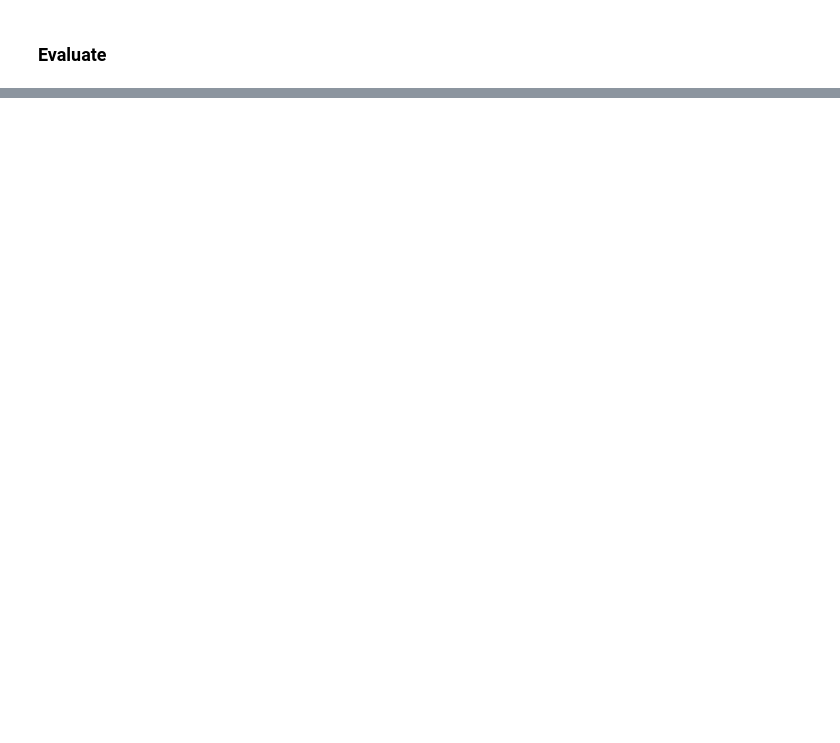
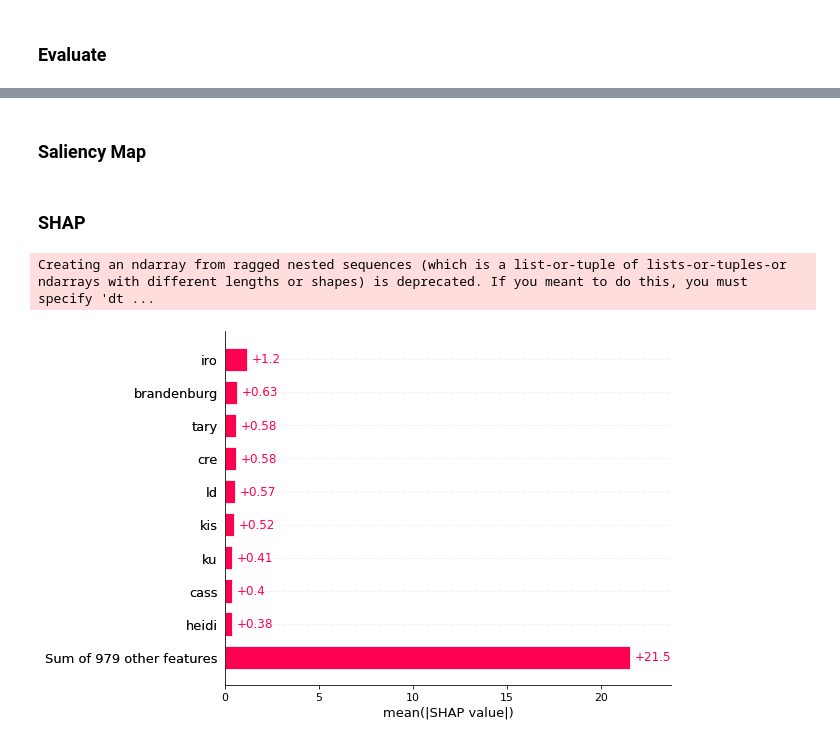
Before and after one commit to yang-su2000/Authorship-Identification-with-NLP, a Jupyter notebook: run_BERT.ipynb, the cells around one changed output, grey strips where cells are left out. Saved outputs shown, nothing was run; the diff lists cells and outputs as text; code cells hidden in the pictures; blank space fills up the shorter version.

```diff
--- a/run_BERT.ipynb
+++ b/run_BERT.ipynb
@@ -155,10 +214,13 @@ The average length of text of an article in training set is 423.20305882352943 a
 random_seed = 42
 valid_frac = 0.1 / (1 - test_frac)
 valid_df = train_df.sample(frac=valid_frac, random_state=random_seed)
-train_df = train_df.drop(valid_df.index)
+train_df = train_df.drop(valid_df.index).reset_index()
+valid_df = valid_df.reset_index()
 # %% [markdown]
 ### Dataset Class
 # %%
+from sklearn.feature_extraction.text import TfidfVectorizer
+
 class Dataset(torch.utils.data.Dataset):
 
     def __init__(self, df):
@@ -166,7 +228,11 @@ class Dataset(torch.utils.data.Dataset):
         self.labels = df['author_id'].values
         self.texts = [tokenizer(text,
                                padding='max_length', max_length = 512, truncation=True,
-                                return_tensors="pt") for text in df['content']]
+                                return_tensors="pt") for text in df['masked_content']]
+        # add attention mask
+        mask_val = tokenizer.vocab.get('_')
+        for text in self.texts:
+          text['attention_mask'] = torch.where(text['input_ids'] == mask_val, 0, text['attention_mask'])
 
     def classes(self):
         return self.labels
@@ -200,12 +266,12 @@ class BertClassifier(nn.Module):
 
         super().__init__()
 
-        self.bert = BertForSequenceClassification.from_pretrained('bert-base-uncased', num_labels=10)
+        self.bert = DistilBertForSequenceClassification.from_pretrained('distilbert-base-uncased', num_labels=len(le.classes_))
         # self.dropout = nn.Dropout(dropout)
         # self.linear = nn.Linear(768, 50)
         # self.relu = nn.ReLU()
 
-    def forward(self, input_id, labels):
+    def forward(self, input_id, labels=None):
 
         # pooled_output, = self.bert(input_ids=input_id, attention_mask=mask, return_dict=False)
         # pooled_output = pooled_output[:,0,:]
@@ -379,0 +473,2 @@ Test Accuracy:  0.9307
+# %% [markdown]
+### Saliency Map
@@ -379,0 +498,21 @@ Test Accuracy:  0.9307
+# %% [markdown]
+### SHAP
+# %%
+import shap
+import scipy as sp
+
+def f(x):
+  tv = torch.tensor([tokenizer.encode(v, padding='max_length', \
+    max_length=512, truncation=True) for v in x]).cuda()
+  outputs = model(tv)[0].detach().cpu().numpy()
+  scores = (np.exp(outputs).T / np.exp(outputs).sum(-1)).T
+  val = sp.special.logit(scores[:,1]) # use one vs rest logit units
+  return val
+
+explainer = shap.Explainer(f, tokenizer)
+shap_values = explainer(train_df['masked_content'][:2], fixed_context=1, batch_size=32)
+# %%
+shap.plots.bar(shap_values.abs.mean(0)) # default
+# %% [output]
+Creating an ndarray from ragged nested sequences (which is a list-or-tuple of lists-or-tuples-or ndarrays with different lengths or shapes) is deprecated. If you meant to do this, you must specify 'dt ...
+[figure, added]
```
Also changed, not shown: parts of 12 cells of this notebook.
